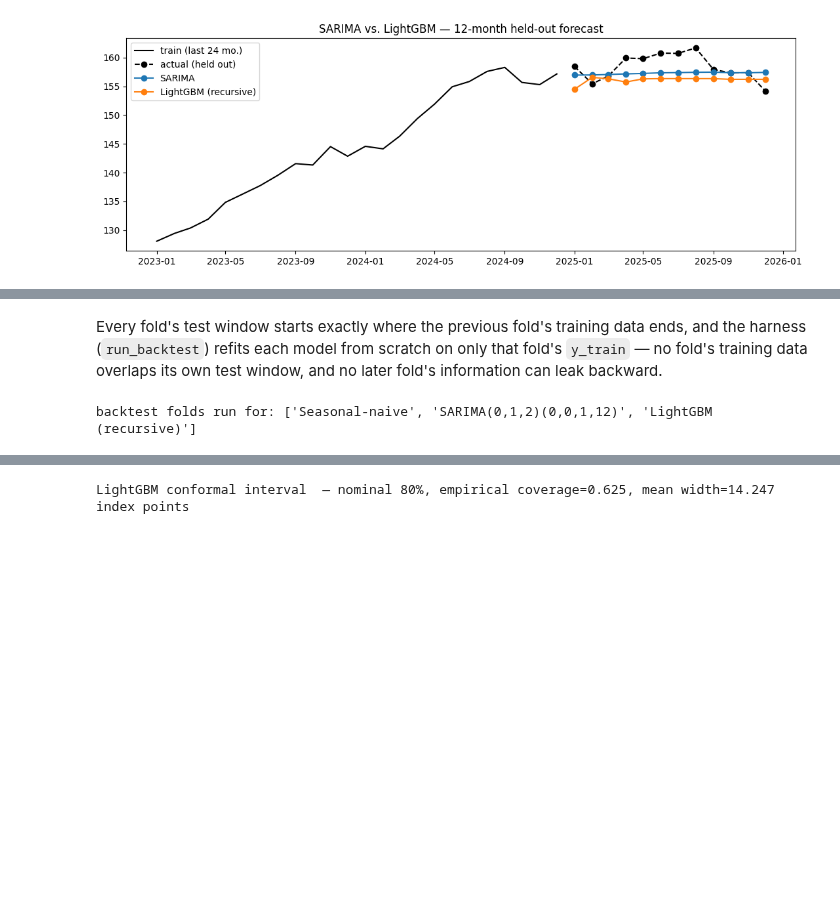
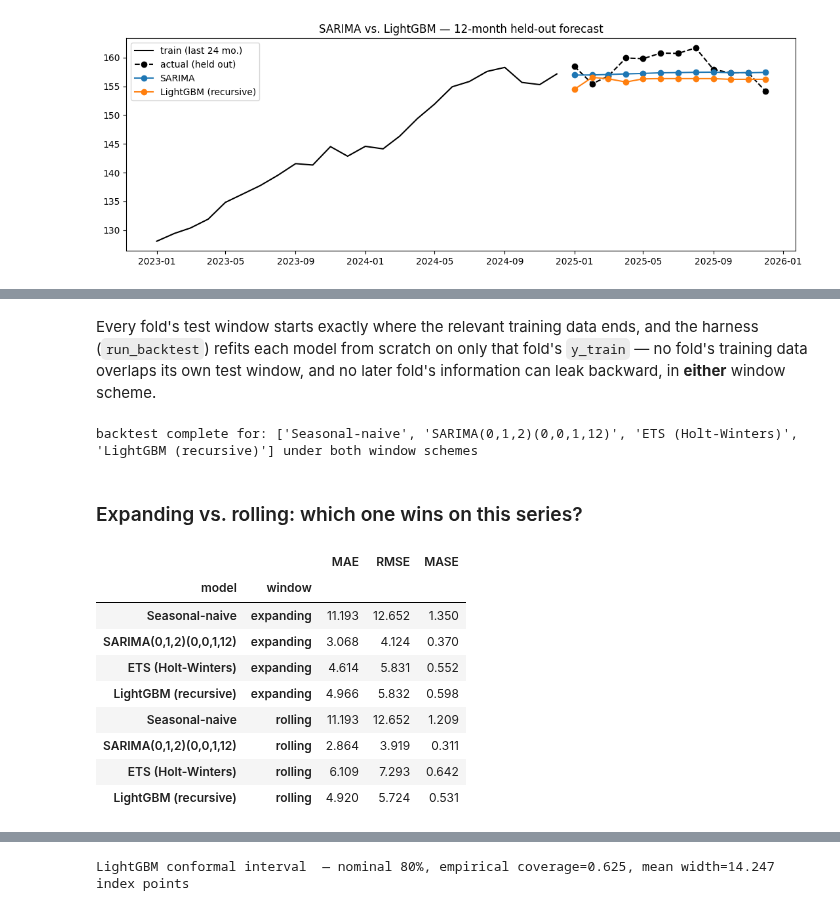
Before and after one commit to yalmutairi72-cpu/Data-science-Project1, a Jupyter notebook: capstone_economic_indicator.ipynb, the cells around one changed output, grey strips where cells are left out. Saved outputs shown, nothing was run; the diff lists cells and outputs as text; code cells hidden in the pictures; blank space fills up the shorter version.

```diff
--- a/capstone_economic_indicator.ipynb
+++ b/capstone_economic_indicator.ipynb
@@ -434,8 +516,8 @@ fold 3: train=[0:102] (102 months)  test=[102:108] (2025-07-01 to 2025-12-01)
 # %% [markdown]
-Every fold's test window starts exactly where the previous fold's training data
-ends, and the harness (`run_backtest`) refits each model from scratch on only that
-fold's `y_train` — no fold's training data overlaps its own test window, and no
-later fold's information can leak backward.
+Every fold's test window starts exactly where the relevant training data ends, and
+the harness (`run_backtest`) refits each model from scratch on only that fold's
+`y_train` — no fold's training data overlaps its own test window, and no later
+fold's information can leak backward, in **either** window scheme.
 # %%
 def fit_predict_sarima(y_train, horizon):
     mod = SARIMAX(
@@ -445,15 +527,59 @@ def fit_predict_sarima(y_train, horizon):
     res = mod.fit(disp=False)
     return res.get_forecast(horizon).predicted_mean
 
+def fit_predict_ets(y_train, horizon):
+    y_train_s = pd.Series(y_train)
+    mod = ExponentialSmoothing(
+        y_train_s, trend="add", seasonal="add", seasonal_periods=12,
+        initialization_method="estimated",
+    )
+    res = mod.fit()
+    return res.forecast(horizon).values
+
 def fit_predict_snaive(y_train, horizon):
     return seasonal_naive_forecast(y_train, horizon, period=12)
 
 y = series.values
-backtest_results = {
-    "Seasonal-naive": run_backtest(y, splits, fit_predict_snaive),
-    "SARIMA(0,1,2)(0,0,1,12)": run_backtest(y, splits, fit_predict_sarima),
-    "LightGBM (recursive)": run_backtest(y, splits, fit_predict_lgbm),
+models = {
+    "Seasonal-naive": fit_predict_snaive,
+    "SARIMA(0,1,2)(0,0,1,12)": fit_predict_sarima,
+    "ETS (Holt-Winters)": fit_predict_ets,
+    "LightGBM (recursive)": fit_predict_lgbm,
 }
-print("backtest folds run for:", list(backtest_results.keys()))
+
+backtest_results = {"expanding": {}, "rolling": {}}
+for name, fn in models.items():
+    backtest_results["expanding"][name] = run_backtest(y, exp_splits, fn)
+    backtest_results["rolling"][name] = run_backtest(y, roll_splits, fn)
+
+print("backtest complete for:", list(models.keys()), "under both window schemes")
 # %% [output]
-backtest folds run for: ['Seasonal-naive', 'SARIMA(0,1,2)(0,0,1,12)', 'LightGBM (recursive)']
+backtest complete for: ['Seasonal-naive', 'SARIMA(0,1,2)(0,0,1,12)', 'ETS (Holt-Winters)', 'LightGBM (recursive)'] under both window schemes
+# %% [markdown]
+### Expanding vs. rolling: which one wins on this series?
+# %%
+comparison_rows = []
+for window_type, results_by_model in backtest_results.items():
+    for name, results in results_by_model.items():
+        all_true = np.concatenate([r["y_true"] for r in results])
+        all_pred = np.concatenate([r["y_pred"] for r in results])
+        fold_mase = [mase(r["y_true"], r["y_pred"], r["y_train"], seasonal_period=12) for r in results]
+        comparison_rows.append({
+            "window": window_type, "model": name,
+            "MAE": mae(all_true, all_pred), "RMSE": rmse(all_true, all_pred),
+            "MASE": np.mean(fold_mase),
+        })
+
+window_comparison = pd.DataFrame(comparison_rows).set_index(["model", "window"]).round(3)
+window_comparison
+# %% [output]
+|  |  | MAE | RMSE | MASE |
+| model | window |  |  |  |
+| Seasonal-naive | expanding | 11.193 | 12.652 | 1.350 |
+| SARIMA(0,1,2)(0,0,1,12) | expanding | 3.068 | 4.124 | 0.370 |
+| ETS (Holt-Winters) | expanding | 4.614 | 5.831 | 0.552 |
+| LightGBM (recursive) | expanding | 4.966 | 5.832 | 0.598 |
+| Seasonal-naive | rolling | 11.193 | 12.652 | 1.209 |
+| SARIMA(0,1,2)(0,0,1,12) | rolling | 2.864 | 3.919 | 0.311 |
+| ETS (Holt-Winters) | rolling | 6.109 | 7.293 | 0.642 |
+| LightGBM (recursive) | rolling | 4.920 | 5.724 | 0.531 |
```
Also changed, not shown: parts of 31 cells of this notebook.
